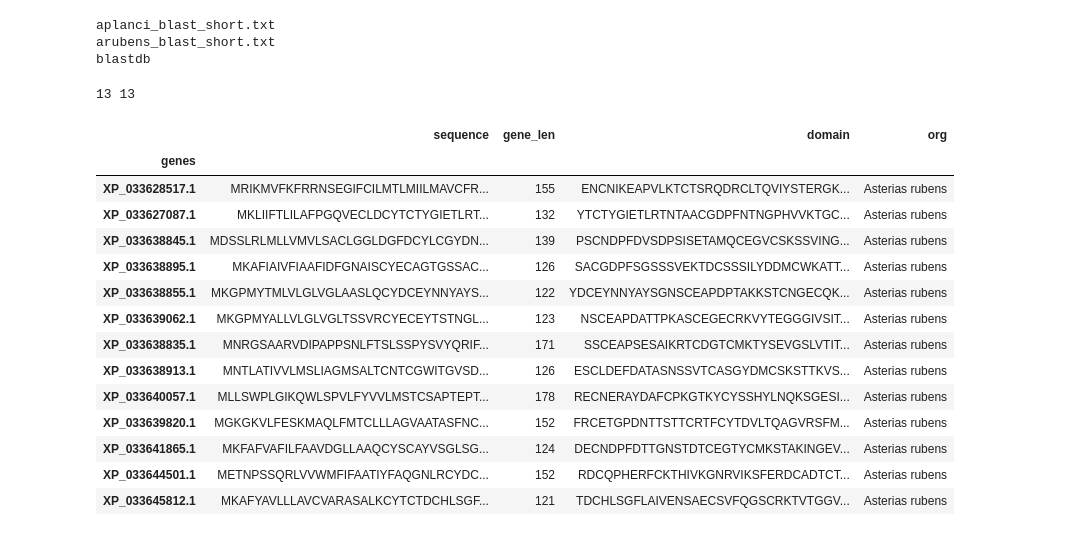
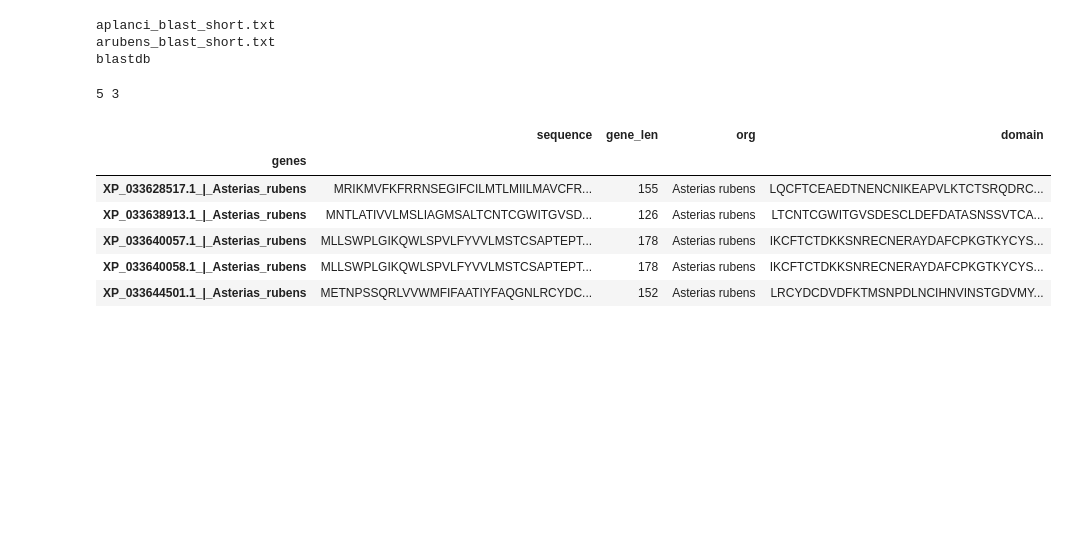
Before and after one commit to alex123012/Filogenetics, a Jupyter notebook: Blast_run.ipynb, the cells around one changed output. Saved outputs shown, nothing was run; the diff lists cells and outputs as text; code cells hidden in the pictures; blank space fills up the shorter version.

```diff
--- a/Blast_run.ipynb
+++ b/Blast_run.ipynb
@@ -117,11 +115,15 @@ res
 197 rows × 8 columns
 # %%
 def get_domain(x):
-    n_st, n_end = 0, len(x)
+    if hasattr(x, 'start'):
+        n_st = x.start - 6
+    else:
+        n_st = 0
+    n_end = len(x.sequence)
     result = []
     for st, en in itertools.product(np.arange(n_st, n_end - 20), np.arange(n_st + 20, n_end + 1)):
-        if len((string := x[st: en])) > 45:
-            if 'CN' == string[-2:] and string[2] == 'C' and string.count('C') % 2 == 0 and string.count('C') >= 8 and string.count('C') <= 10 and len(string) < 100:
+        if len((string := x.sequence[st: en])) > 45:
+            if 'CN' == string[-2:] and string[2] == 'C' and string.count('C') % 2 == 0 and string.count('C') >= 8 and string.count('C') <= 12 and len(string) < 100:
                 result.append(string)
 
     return max(result, key=lambda x: len(x)) if result else np.nan
@@ -185,36 +204,29 @@ aplanci_blast_short.txt
 arubens_blast_short.txt
 blastdb
 # %%
-def read_blast(name):
+def read_blast(name, org):
     df = pd.read_csv(f'seqs/csv/{name}', index_col=0)
     bl_name = name.split('_', 1)[0]
     bl = pd.read_csv(f'blast/{bl_name}_blast_short.txt', index_col=0, sep='\t', header=None).index.unique().tolist()
-    df = df.loc[bl].copy()
-    return df[df.sequence.str.len() < 190].drop_duplicates()
+    df = df.loc[bl].reset_index()
+    df['org'] = org
+    df['genes'] = df.genes + '_|_' + df.org.str.replace(' ', '_')
+    df['domain'] = df.apply(get_domain, axis=1)
+    return df[df.sequence.str.len() < 190].drop_duplicates().set_index('genes')
 # %%
-aru = read_blast('arubens_seq.csv')
-apl = read_blast('aplanci_seq.csv')
+aru = read_blast('arubens_seq.csv', 'Asterias rubens')
+apl = read_blast('aplanci_seq.csv', 'Acanthaster planci')
 print(aru.shape[0], apl.shape[0])
 # %% [output]
-13 13
+5 3
 # %%
-aru['domain'] = aru.sequence.apply(get_domain)
-aru['org'] = 'Asterias rubens'
 aru
 # %% [output]
-|  | sequence | gene_len | domain | org |
+|  | sequence | gene_len | org | domain |
 | genes |  |  |  |  |
-| XP_033628517.1 | MRIKMVFKFRRNSEGIFCILMTLMIILMAVCFR... | 155 | ENCNIKEAPVLKTCTSRQDRCLTQVIYSTERGK... | Asterias rubens |
-| XP_033627087.1 | MKLIIFTLILAFPGQVECLDCYTCTYGIETLRT... | 132 | YTCTYGIETLRTNTAACGDPFNTNGPHVVKTGC... | Asterias rubens |
-| XP_033638845.1 | MDSSLRLMLLVMVLSACLGGLDGFDCYLCGYDN... | 139 | PSCNDPFDVSDPSISETAMQCEGVCSKSSVING... | Asterias rubens |
-| XP_033638895.1 | MKAFIAIVFIAAFIDFGNAISCYECAGTGSSAC... | 126 | SACGDPFSGSSSVEKTDCSSSILYDDMCWKATT... | Asterias rubens |
-| XP_033638855.1 | MKGPMYTMLVLGLVGLAASLQCYDCEYNNYAYS... | 122 | YDCEYNNYAYSGNSCEAPDPTAKKSTCNGECQK... | Asterias rubens |
-| XP_033639062.1 | MKGPMYALLVLGLVGLTSSVRCYECEYTSTNGL... | 123 | NSCEAPDATTPKASCEGECRKVYTEGGGIVSIT... | Asterias rubens |
-| XP_033638835.1 | MNRGSAARVDIPAPPSNLFTSLSSPYSVYQRIF... | 171 | SSCEAPSESAIKRTCDGTCMKTYSEVGSLVTIT... | Asterias rubens |
-| XP_033638913.1 | MNTLATIVVLMSLIAGMSALTCNTCGWITGVSD... | 126 | ESCLDEFDATASNSSVTCASGYDMCSKSTTKVS... | Asterias rubens |
-| XP_033640057.1 | MLLSWPLGIKQWLSPVLFYVVLMSTCSAPTEPT... | 178 | RECNERAYDAFCPKGTKYCYSSHYLNQKSGESI... | Asterias rubens |
-| XP_033639820.1 | MGKGKVLFESKMAQLFMTCLLLAGVAATASFNC... | 152 | FRCETGPDNTTSTTCRTFCYTDVLTQAGVRSFM... | Asterias rubens |
-| XP_033641865.1 | MKFAFVAFILFAAVDGLLAAQCYSCAYVSGLSG... | 124 | DECNDPFDTTGNSTDTCEGTYCMKSTAKINGEV... | Asterias rubens |
-| XP_033644501.1 | METNPSSQRLVVWMFIFAATIYFAQGNLRCYDC... | 152 | RDCQPHERFCKTHIVKGNRVIKSFERDCADTCT... | Asterias rubens |
-| XP_033645812.1 | MKAFYAVLLLAVCVARASALKCYTCTDCHLSGF... | 121 | TDCHLSGFLAIVENSAECSVFQGSCRKTVTGGV... | Asterias rubens |
+| XP_033628517.1_|_Asterias_rubens | MRIKMVFKFRRNSEGIFCILMTLMIILMAVCFR... | 155 | Asterias rubens | LQCFTCEAEDTNENCNIKEAPVLKTCTSRQDRC... |
+| XP_033638913.1_|_Asterias_rubens | MNTLATIVVLMSLIAGMSALTCNTCGWITGVSD... | 126 | Asterias rubens | LTCNTCGWITGVSDESCLDEFDATASNSSVTCA... |
+| XP_033640057.1_|_Asterias_rubens | MLLSWPLGIKQWLSPVLFYVVLMSTCSAPTEPT... | 178 | Asterias rubens | IKCFTCTDKKSNRECNERAYDAFCPKGTKYCYS... |
+| XP_033640058.1_|_Asterias_rubens | MLLSWPLGIKQWLSPVLFYVVLMSTCSAPTEPT... | 178 | Asterias rubens | IKCFTCTDKKSNRECNERAYDAFCPKGTKYCYS... |
+| XP_033644501.1_|_Asterias_rubens | METNPSSQRLVVWMFIFAATIYFAQGNLRCYDC... | 152 | Asterias rubens | LRCYDCDVDFKTMSNPDLNCIHNVINSTGDVMY... |
 # %%
```
Also changed, not shown: parts of 15 cells of this notebook, 14 other files.
